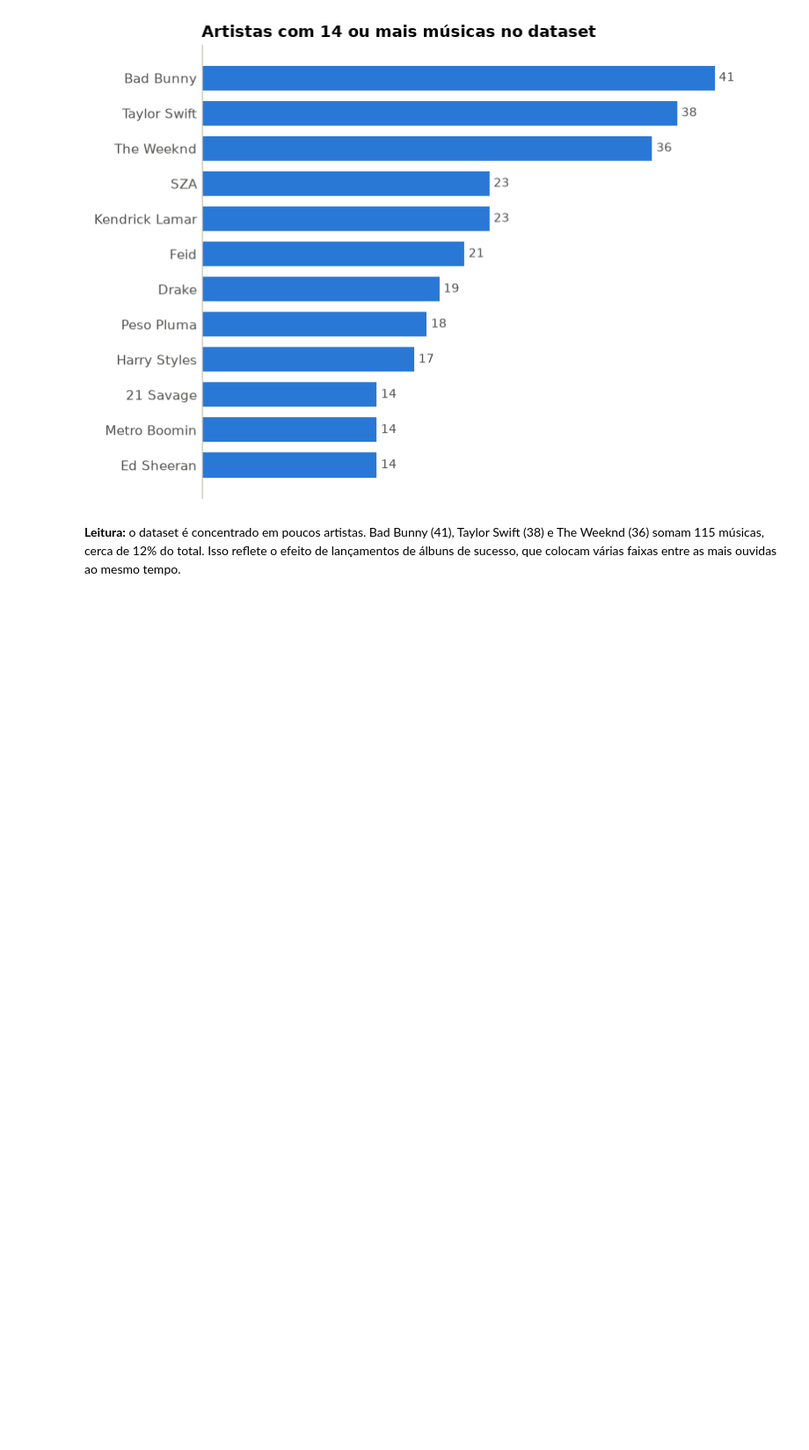
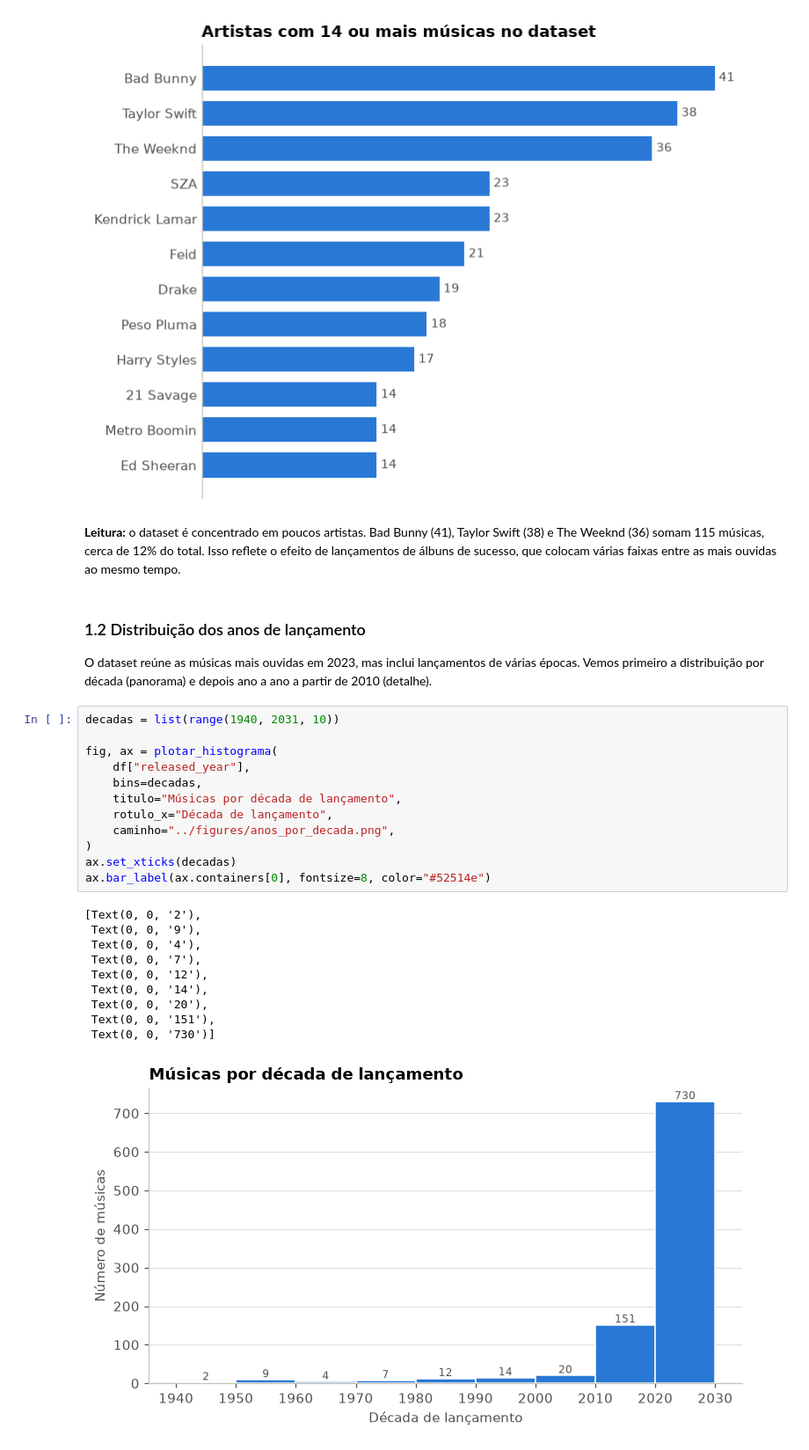
Before and after one commit to CarlosEduardodeCamposOlivera/spotify-streams-analysis, a Jupyter notebook: notebooks/03_analise_descritiva.ipynb, the cells around one changed output. Shown at 88% size. Cells and saved outputs as stored; diff of their text form; blank space fills up the shorter version.

Commit message:
Adiciona analisar_descritiva e distribuição de streams

```diff
--- a/notebooks/03_analise_descritiva.ipynb
+++ b/notebooks/03_analise_descritiva.ipynb
@@ -195,3 +200,30 @@ fig, ax = plotar_barras_horizontais(
 **Leitura:** o dataset é concentrado em poucos artistas. Bad Bunny (41), Taylor Swift (38) e
 The Weeknd (36) somam 115 músicas, cerca de 12% do total. Isso reflete o efeito de lançamentos de
 álbuns de sucesso, que colocam várias faixas entre as mais ouvidas ao mesmo tempo.
+# %% [markdown]
+### 1.2 Distribuição dos anos de lançamento
+O dataset reúne as músicas mais ouvidas em 2023, mas inclui lançamentos de várias épocas.
+Vemos primeiro a distribuição por década (panorama) e depois ano a ano a partir de 2010 (detalhe).
+# %%
+decadas = list(range(1940, 2031, 10))
+
+fig, ax = plotar_histograma(
+    df["released_year"],
+    bins=decadas,
+    titulo="Músicas por década de lançamento",
+    rotulo_x="Década de lançamento",
+    caminho="../figures/anos_por_decada.png",
+)
+ax.set_xticks(decadas)
+ax.bar_label(ax.containers[0], fontsize=8, color="#52514e")
+# %% [output]
+[Text(0, 0, '2'),
+ Text(0, 0, '9'),
+ Text(0, 0, '4'),
+ Text(0, 0, '7'),
+ Text(0, 0, '12'),
+ Text(0, 0, '14'),
+ Text(0, 0, '20'),
+ Text(0, 0, '151'),
+ Text(0, 0, '730')]
+[figure, added]
```
Also changed, not shown: parts of 9 cells of this notebook, 2 other files.
